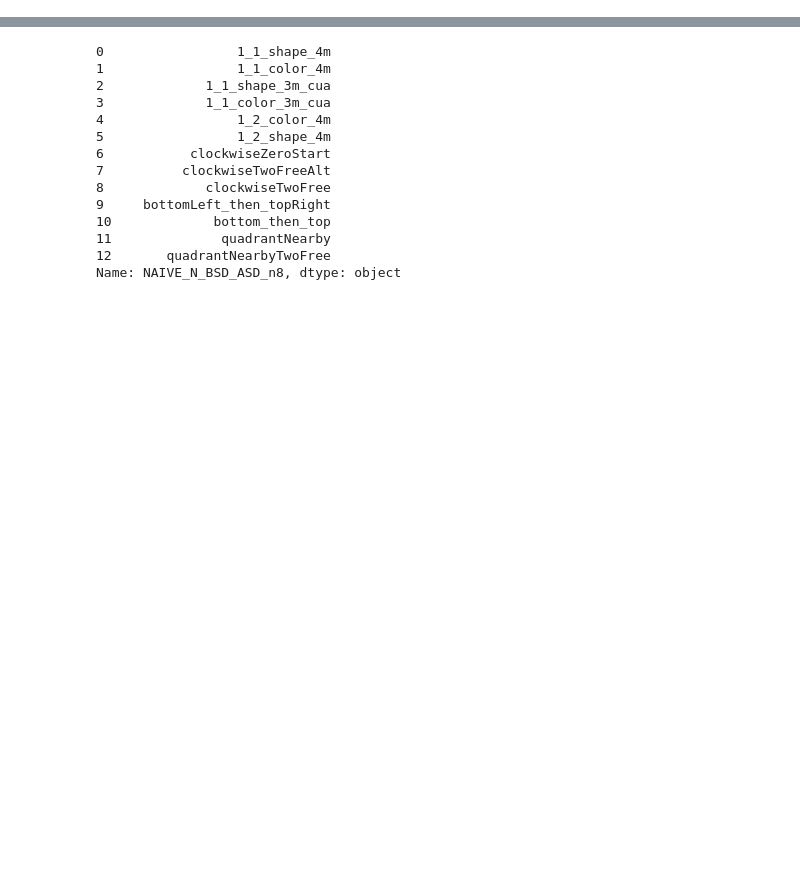
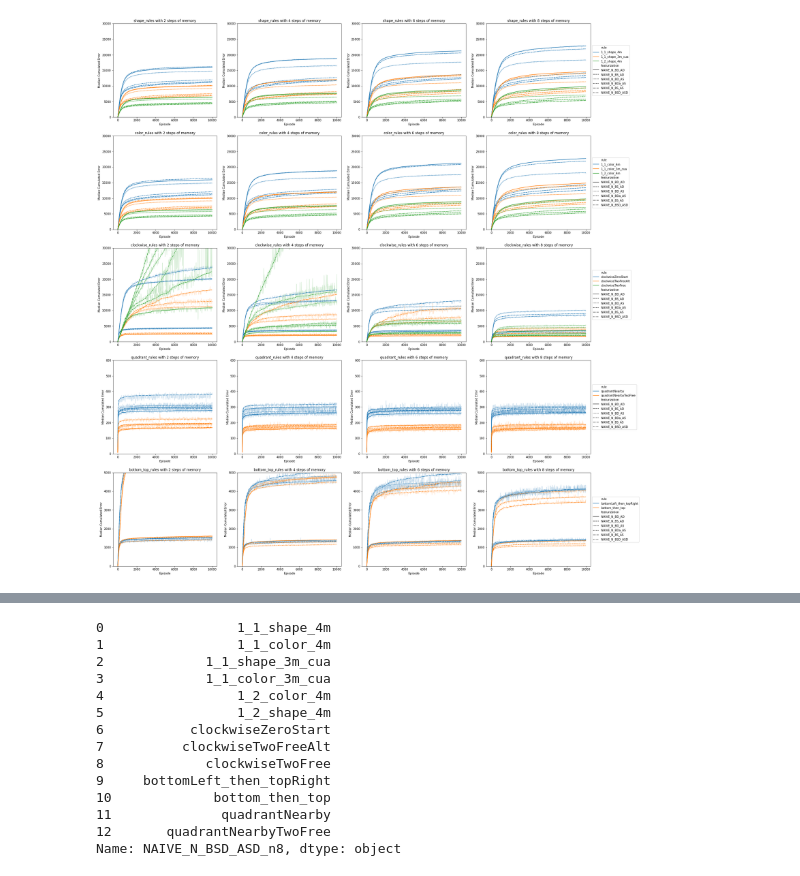
Before and after one commit to epulick/gohr, a Jupyter notebook: misc/ml_processing.ipynb, the cells around one changed output, grey strips where cells are left out. Saved outputs shown, nothing was run; the diff lists cells and outputs as text; code cells hidden in the pictures; blank space fills up the shorter version.

```diff
--- a/misc/ml_processing.ipynb
+++ b/misc/ml_processing.ipynb
@@ -117,0 +147,19 @@ feats = ["NAIVE_N_BD_AD","NAIVE_N_BS_AD","NAIVE_N_BD_AS","NAIVE_N_BDa_AS","NAIVE
+# %%
+# REINFORCE
+complete_list = episode_results_df.rule.unique()
+rules_list = [#{"name":"all_rules","rules":complete_list,"y":[0,4000]},
+                #{"name":"quick_test","rules":["1_1_shape_4m","1_2_shape_4m"],"y":[0,2500]}
+                #{"name":"base_rules","rules":["1_1_shape_4m","clockwiseZeroStart","quadrantNearby","bottomLeft_then_topRight"],"y":[0,4000]},
+                {"name":"shape_rules","rules":["1_1_shape_4m","1_1_shape_3m_cua","1_2_shape_4m"],"y":[0,30000]},
+                {"name":"color_rules","rules":["1_1_color_4m","1_1_color_3m_cua","1_2_color_4m"],"y":[0,30000]},
+                {"name":"clockwise_rules","rules":["clockwiseZeroStart","clockwiseTwoFreeAlt","clockwiseTwoFree"],"y":[0,30000]},
+                {"name":"quadrant_rules","rules":["quadrantNearby","quadrantNearbyTwoFree"],"y":[0,600]},
+                {"name":"bottom_top_rules","rules":["bottomLeft_then_topRight","bottom_then_top"],"y":[0,5000]}
+                ]
+
+steps = terminal_results_df.memory.unique()
+print(steps)
+gs = GridSpec(nrows = len(rules_list),ncols=len(steps))
+feats = ["NAIVE_N_BD_AD","NAIVE_N_BS_AD","NAIVE_N_BD_AS","NAIVE_N_BDa_AS","NAIVE_N_BS_AS", "NAIVE_N_BSD_ASD"]
+#feats = ["NAIVE_N_BDa_AS","NAIVE_N_BD_AS","NAIVE_N_BD_AD"]
+#feats = ["NAIVE_N_BSD_ASD"]
@@ -117,0 +178,25 @@ feats = ["NAIVE_N_BD_AD","NAIVE_N_BS_AD","NAIVE_N_BD_AS","NAIVE_N_BDa_AS","NAIVE
+# %%
+# Create a figure grid for all results
+fig = plt.figure(figsize=(30,35))
+for idx,step in enumerate(steps):
+    #results_df = episode_results_df[episode_results_df.memory==step]
+    results_df = reduced_results[reduced_results.memory==step]
+    for i in range(len(rules_list)):
+        sub_dict = rules_list[i]
+        sub_list = sub_dict["rules"]
+        name = sub_dict["name"]
+        ax = fig.add_subplot(gs[i,idx])
+        if not(step==8):
+            ax=sns.lineplot(data=results_df.query("rule in @sub_list"),y="cumulative_error",x="episode",errorbar=("ci",95),n_boot=1, estimator=np.median,hue="rule",hue_order=sub_list,style="featurization",style_order=feats,legend=False)
+        else:
+            ax=sns.lineplot(data=results_df.query("rule in @sub_list"),y="cumulative_error",x="episode",errorbar=("ci",95),n_boot=1, estimator=np.median,hue="rule",hue_order=sub_list,style="featurization",style_order=feats)
+            #errorbar=("ci",95),n_boot=1
+            ax.legend(loc='center left', bbox_to_anchor=(1, 0.5))
+        ax.set_title(name+" with {} steps of memory".format(str(step)))
+        ax.set_ylim(np.array(sub_dict["y"]))
+        ax.set_ylabel("Median Cumulated Error")
+        ax.set_xlabel("Episode")
+plt.savefig(plot_dir+'reinforce_init_ml_6_ways.pdf',bbox_inches='tight',facecolor='w')
+#plt.savefig(plot_dir+'ml_6_ways_base_rules.pdf',bbox_inches='tight',facecolor='w')
+# %% [output]
+[figure, added]
```
Also changed, not shown: parts of 11 cells of this notebook, 1 other file.
